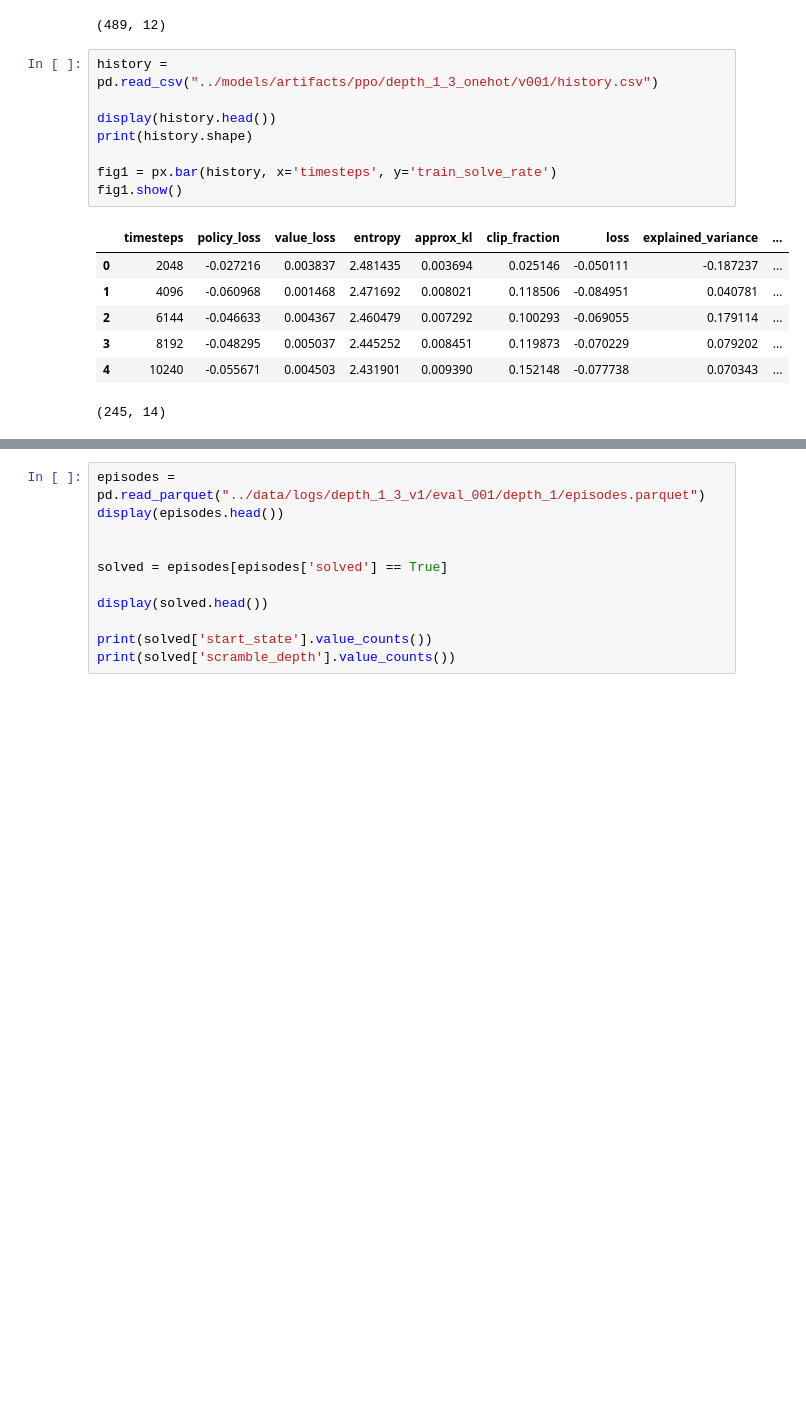
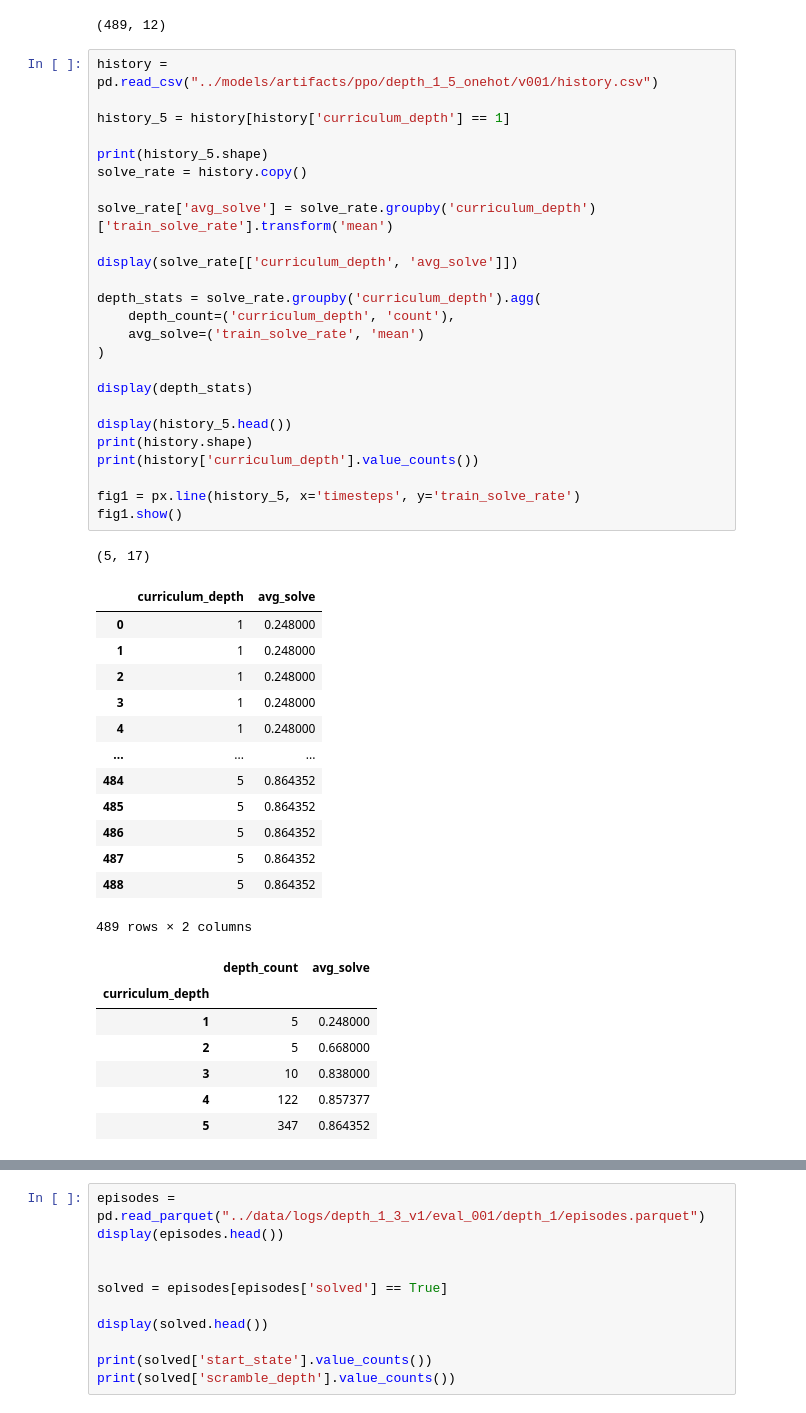
Before and after one commit to Ukandu20/rubix-cube, a Jupyter notebook: notebooks/main.ipynb, the cells around one changed output, grey strips where cells are left out. Drawn from its saved outputs; the diff is of its cells as text; blank space fills up the shorter version.

Commit message:
notebook: update PPO training analysis

```diff
--- a/notebooks/main.ipynb
+++ b/notebooks/main.ipynb
@@ -198,18 +198,49 @@ fig1.show()
 | 4 | 0.025069 | 0.460791 | 2.098712 | 0.232203 | -0.056918 | 3.16 | ... |
 (489, 12)
 # %%
-history = pd.read_csv("../models/artifacts/ppo/depth_1_3_onehot/v001/history.csv")
+history = pd.read_csv("../models/artifacts/ppo/depth_1_5_onehot/v001/history.csv")
 
-display(history.head())
+history_5 = history[history['curriculum_depth'] == 1]
+
+print(history_5.shape)
+solve_rate = history.copy()
+
+solve_rate['avg_solve'] = solve_rate.groupby('curriculum_depth')['train_solve_rate'].transform('mean')
+
+display(solve_rate[['curriculum_depth', 'avg_solve']])
+
+depth_stats = solve_rate.groupby('curriculum_depth').agg(
+    depth_count=('curriculum_depth', 'count'),
+    avg_solve=('train_solve_rate', 'mean')
+)
+
+display(depth_stats)
+
+display(history_5.head())
 print(history.shape)
+print(history['curriculum_depth'].value_counts())
 
-fig1 = px.bar(history, x='timesteps', y='train_solve_rate')
+fig1 = px.line(history_5, x='timesteps', y='train_solve_rate')
 fig1.show()
 # %% [output]
+(5, 17)
-|  | timesteps | policy_loss | value_loss | entropy | approx_kl | clip_fraction | loss | explained_variance | ... |
-| 0 | 2048 | -0.027216 | 0.003837 | 2.481435 | 0.003694 | 0.025146 | -0.050111 | -0.187237 | ... |
-| 1 | 4096 | -0.060968 | 0.001468 | 2.471692 | 0.008021 | 0.118506 | -0.084951 | 0.040781 | ... |
-| 2 | 6144 | -0.046633 | 0.004367 | 2.460479 | 0.007292 | 0.100293 | -0.069055 | 0.179114 | ... |
-| 3 | 8192 | -0.048295 | 0.005037 | 2.445252 | 0.008451 | 0.119873 | -0.070229 | 0.079202 | ... |
-| 4 | 10240 | -0.055671 | 0.004503 | 2.431901 | 0.009390 | 0.152148 | -0.077738 | 0.070343 | ... |
+|  | curriculum_depth | avg_solve |
+| 0 | 1 | 0.248000 |
+| 1 | 1 | 0.248000 |
+| 2 | 1 | 0.248000 |
+| 3 | 1 | 0.248000 |
+| 4 | 1 | 0.248000 |
+| ... | ... | ... |
+| 484 | 5 | 0.864352 |
+| 485 | 5 | 0.864352 |
+| 486 | 5 | 0.864352 |
+| 487 | 5 | 0.864352 |
+| 488 | 5 | 0.864352 |
-(245, 14)
+489 rows × 2 columns
+|  | depth_count | avg_solve |
+| curriculum_depth |  |  |
+| 1 | 5 | 0.248000 |
+| 2 | 5 | 0.668000 |
+| 3 | 10 | 0.838000 |
+| 4 | 122 | 0.857377 |
+| 5 | 347 | 0.864352 |
```
Also changed, not shown: parts of 2 cells of this notebook.
